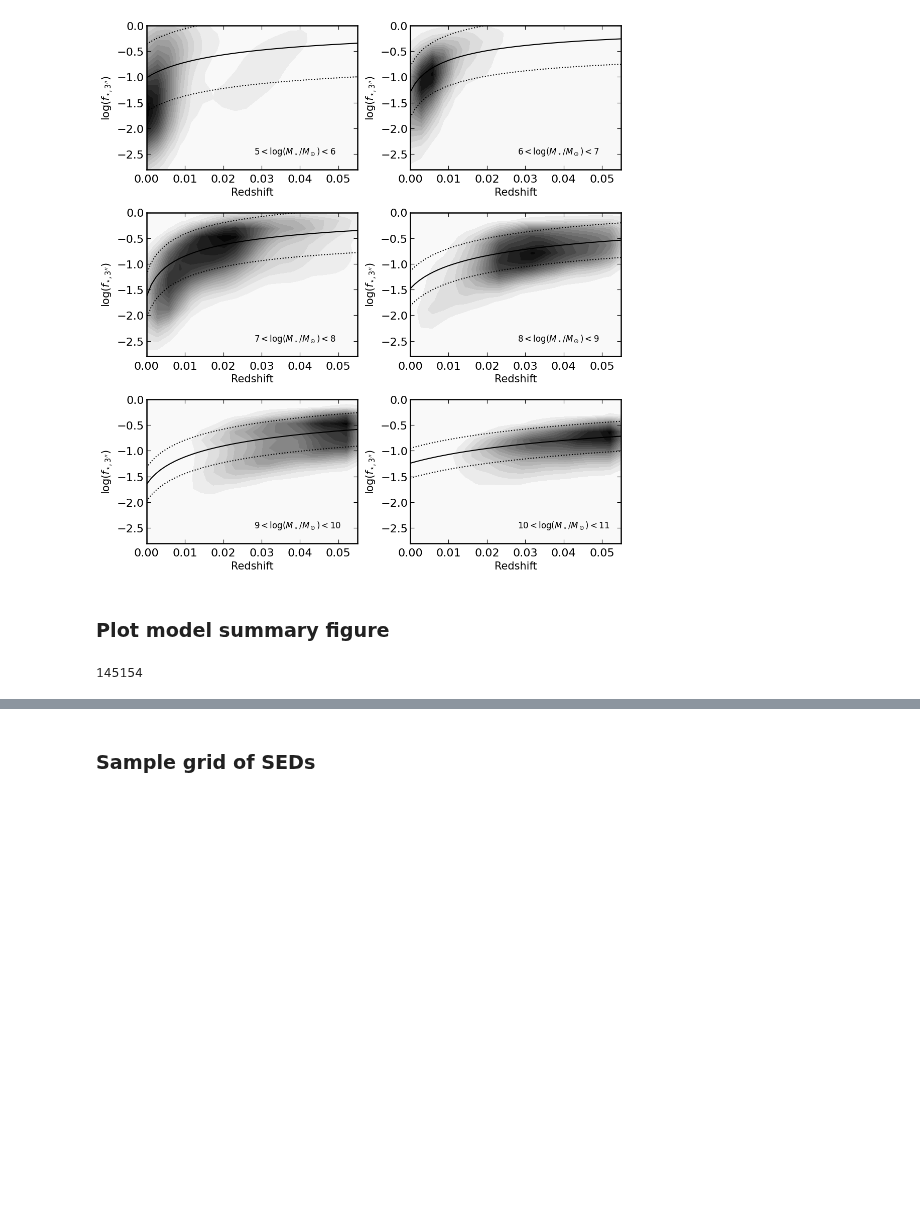
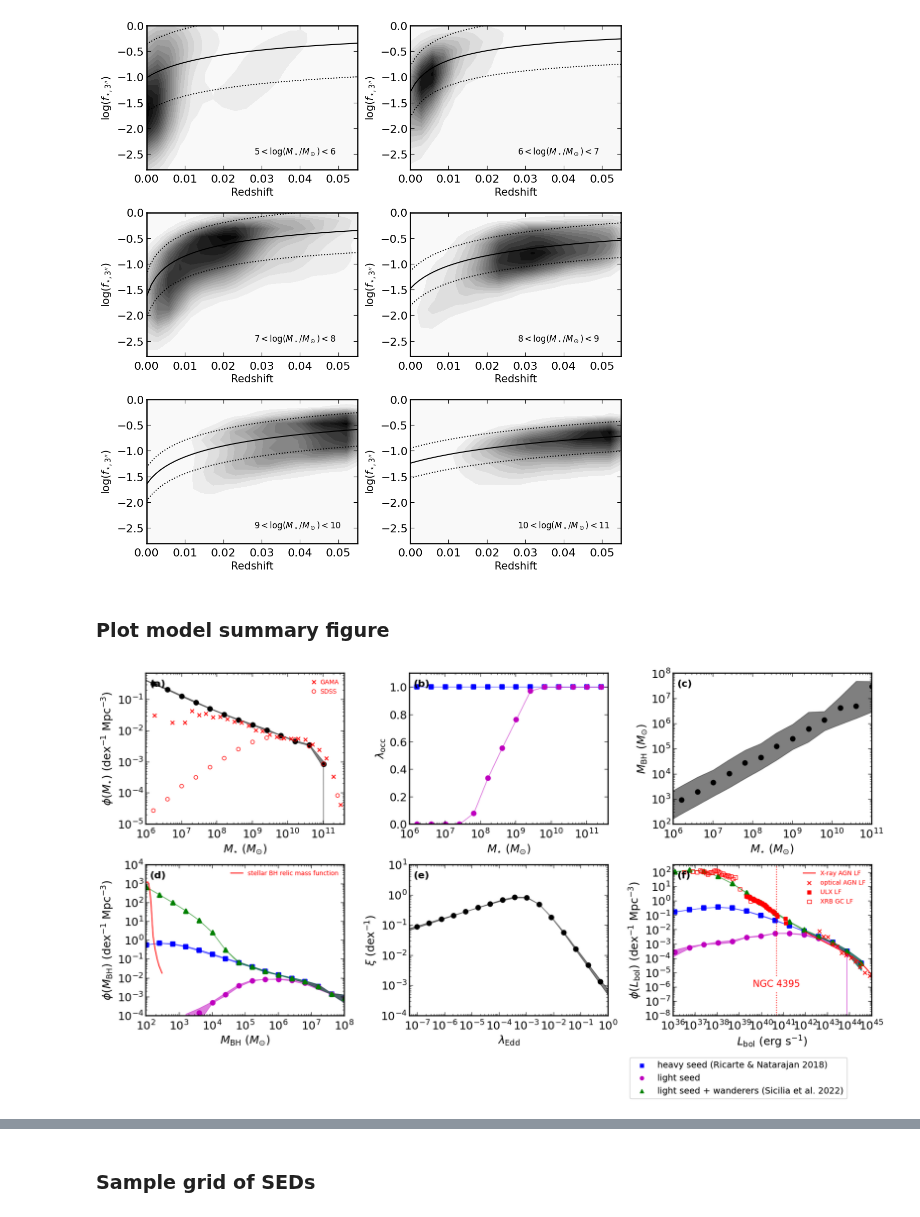
Before and after one commit to burke86/imbh_forecast, a Jupyter notebook: forecast.ipynb, the cells around one changed output, grey strips where cells are left out. Drawn from its saved outputs; the diff is of its cells as text; code cells hidden in the pictures; blank space fills up the shorter version.

```diff
--- a/forecast.ipynb
+++ b/forecast.ipynb
@@ -253,7 +301,7 @@ fig.savefig('fhost.pdf', dpi=300)
 # %% [markdown]
 ### Plot model summary figure
 # %%
-plot = False
+plot = True
 
 # Parameters
 pars = {}
@@ -266,7 +314,6 @@ M_star = pars[keys[0]]['M_star'].value
 n_i, _ = np.histogram(stellar_mass, bins=M_star_)
 dlogM_star = np.diff(np.log10(M_star_))
 
-print(len(stellar_mass[stellar_mass>0]))
 
 omega = (9380*u.deg**2).to(u.sr) # DR8 https://www.sdss3.org/dr8/
 V = cosmo.comoving_volume(0.055)*omega/(4*np.pi)
@@ -292,41 +339,59 @@ y = np.array([-2.12,-2.48,-2.52,-3.02,-3.16,-3.64,-3.80,-3.98,-4.24,-4.59,\
 # Plot
 if plot and etas[key] >= 1:
 
-    fig_ptf = models[keys[0]].plot(n_bin_min=50, moct=np.nanmedian)
+    fig_ptf = models[keys[0]].plot(seed_colors=colors, seed_markers=markers, n_bin_min=50, moct=np.nanmedian)
     #fig_lsst = model_lsst.plot()
 
     axs = fig_ptf.axes
     axs[0].scatter(M_star, phi_i, marker='o', facecolors='none', edgecolors='r', label='SDSS')
     l = axs[0].legend(fontsize=10, frameon=False, handletextpad=0)
     for text in l.get_texts():
         text.set_color("red")
 
+    # BHMF
+    dat = np.loadtxt('BHMF_stellar.txt', delimiter=',')
+    axs[3].plot(10**dat[:,0], 10**dat[:,1], color='r', label='stellar BH relic mass function')
+    l = axs[3].legend(fontsize=10, frameon=False)
+    for text in l.get_texts():
+        text.set_color("red")
+
+    # LF
     L_X = np.logspace(41, 46)
     dlogL_X = np.diff(np.log10(L_X))[0]
-    axs[-1].plot(L_X/1e-1, phi_X(L_X)/dlogL_X, color='r', label='X-ray LF')
-    axs[-1].scatter(10**x, 10**y, c='r', marker='x', label='optical LF')
+    axs[-1].plot(L_X/1e-1, phi_X(L_X)/dlogL_X, color='r', label='X-ray AGN LF')
+    axs[-1].scatter(10**x, 10**y, c='r', marker='x', label='optical AGN LF')
+    # ULX
+    dat = np.loadtxt('ulx_lf.txt', delimiter=',')
+    # phi = dn / dlog L  = dN / dV / dlog L
+    dV = 1/2e-1 # Mpc^-3 normalized to number density of ~10^8 Msun galaxies
+    mask = dat[:,0] > 39
+    axs[-1].scatter(10**dat[:,0][mask]/0.5, 10**dat[:,1][mask]/dV/7, color='r', marker='s', label='ULX LF')
+    # XRB
+    dat = np.loadtxt('lmxrb_lf.txt', delimiter=',')
+    dV = 1/2e-1 # Mpc^-3 normalized to number density of ~10^8 Msun galaxies
+    axs[-1].scatter(10**dat[:,0], dat[:,1]/dV, color='r', marker='s', facecolors='none', label='XRB GC LF')
+
     legend1 = plt.legend(fontsize=10, frameon=False)
     for text in legend1.get_texts():
         text.set_color("red")
 
     # NGC 4395 (Moran 1999)
     axs[-1].axvline(5e40, 0, 1, color='r', linestyle='dotted')
-    t = axs[-1].text(5e40, 1e-7, 'NGC 4395', color='r', ha='center')
+    t = axs[-1].text(5e40, 1e-6, 'NGC 4395', color='r', ha='center')
     t.set_bbox(dict(facecolor='w', edgecolor='w'))
 
     # Add legend outside figure
     lines = []
-    lines.append(axs[-1].scatter(0, 0, marker=markers[0], color=colors[0]))
-    lines.append(axs[-1].scatter(0, 0, marker=markers[1], color=colors[1]))
-    lines.append(axs[-1].scatter(0, 0, marker=markers[2], color=colors[2]))
+    for i, seed in enumerate(models[keys[0]].pars['seed_keys']):
+        lines.append(axs[-1].scatter(0, 0, marker=markers[seed], color=colors[seed]))
 
-    labels = ['heavy seed (Ricarte & Natarajan 2018)', 'light seed', 'light seed + wandering (Sicilia et al. 2022)']
+    labels = ['heavy seed (Ricarte & Natarajan 2018)', 'light seed', 'light seed + wanderers (Sicilia et al. 2022)']
 
     legend2 = plt.legend(lines, labels, bbox_to_anchor=(0.90, -.25), fontsize=14)
     axs[-1].add_artist(legend1)
     axs[-1].add_artist(legend2)
 
     fig_ptf.subplots_adjust(bottom=0.2)
     fig_ptf.savefig('model.pdf', dpi=300)
 # %% [output]
-145154
+[figure, added]
```
Also changed, not shown: parts of 26 cells of this notebook, 4 other files.
